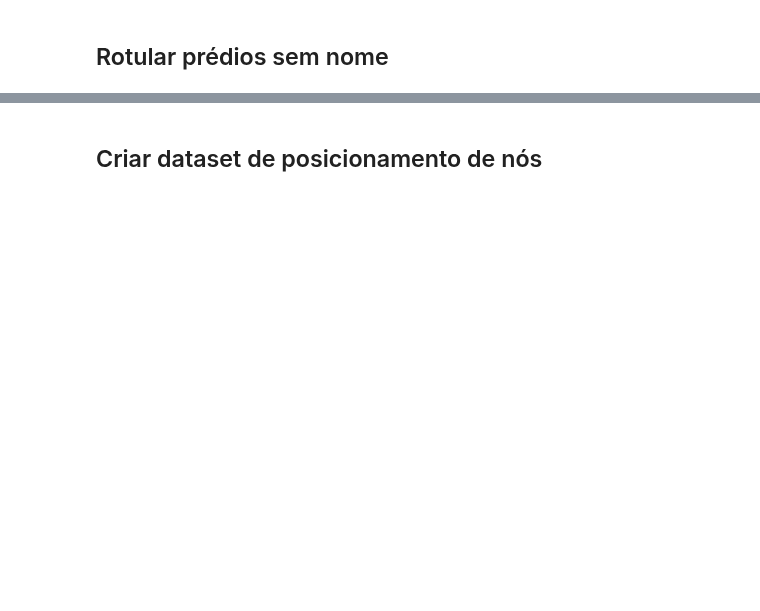
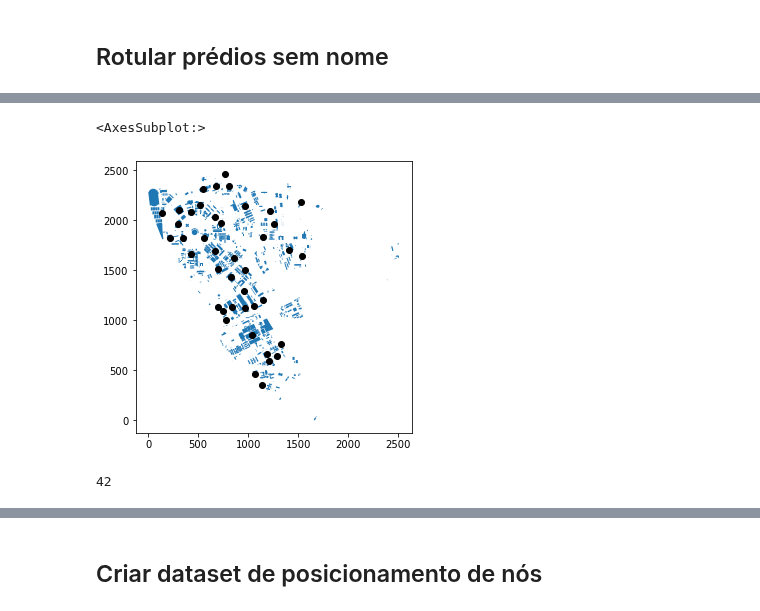
Before and after one commit to wasp-lahis/ns3-bmap, a Jupyter notebook: NS3/obstacle_exp/unicamp-arcgis-input-to-ns3/create-dataset-inputs-to-ns3.ipynb, the cells around one changed output, grey strips where cells are left out. Saved outputs shown, nothing was run; the diff lists cells and outputs as text; code cells hidden in the pictures; blank space fills up the shorter version.

```diff
--- a/NS3/obstacle_exp/unicamp-arcgis-input-to-ns3/create-dataset-inputs-to-ns3.ipynb
+++ b/NS3/obstacle_exp/unicamp-arcgis-input-to-ns3/create-dataset-inputs-to-ns3.ipynb
@@ -624,0 +749,12 @@ nodes_df['geometry'].plot(ax=ax, color="red")
+# %%
+ax = mapa_normalizado['geometry'].plot(figsize=(12, 5))
+
+# centroids
+nodes_df["centroid"].plot(ax=ax, color="black")
+# %% [output]
+<AxesSubplot:>
+[figure, added]
+# %%
+nodes_df.shape[0]
+# %% [output]
+42
```
Also changed, not shown: parts of 63 cells of this notebook, 6 other files.
